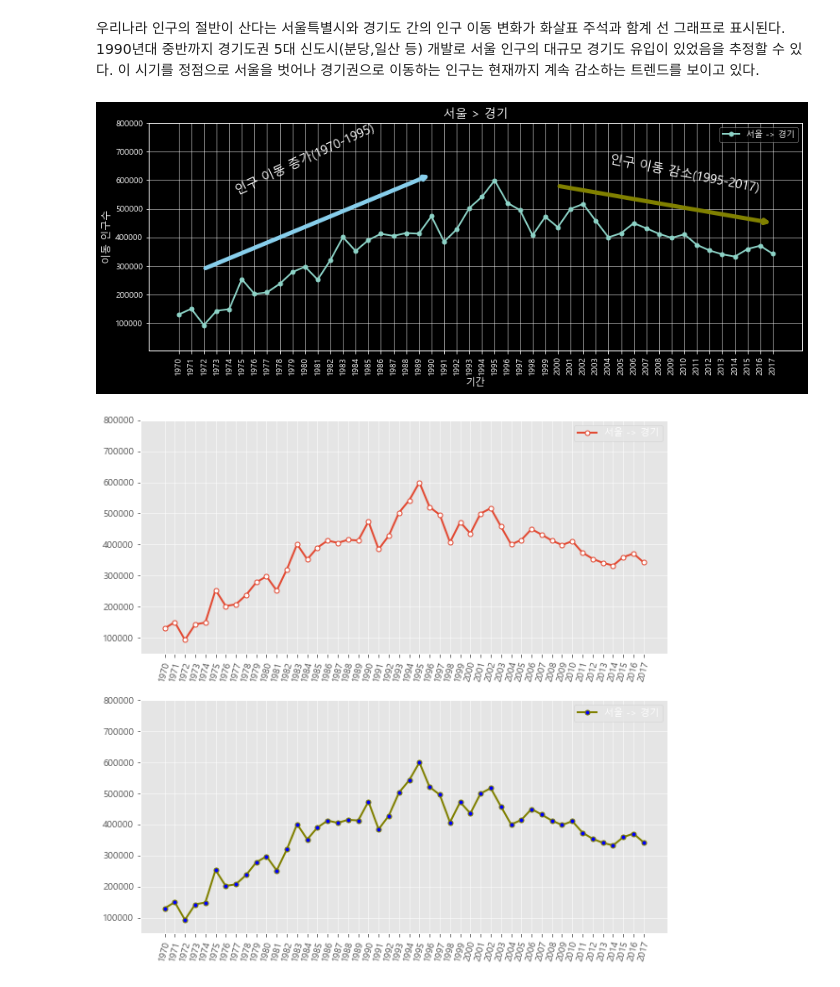
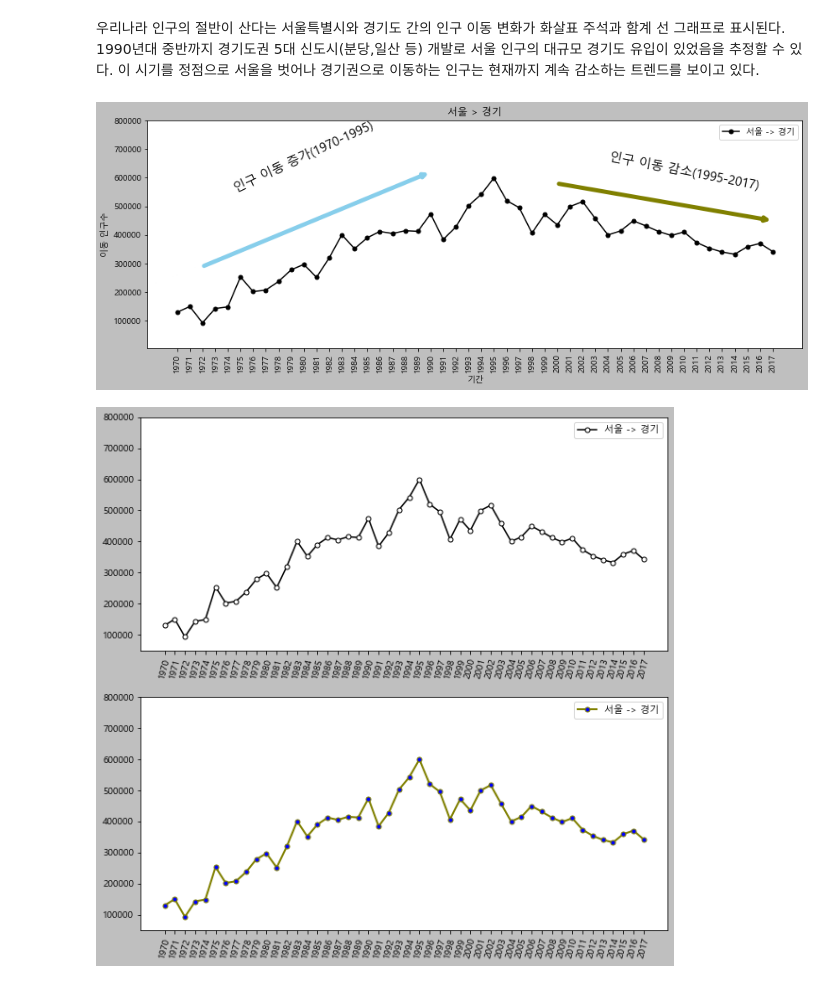
Before and after one commit to hdonghun/Python_analysis-visualization, a Jupyter notebook: 파이썬 머신러닝 판다스 데이터 분석 Part 4 - 시각화.ipynb, the cells around one changed output. Drawn from its saved outputs; the diff is of its cells as text; code cells hidden in the pictures.

```diff
--- a/파이썬 머신러닝 판다스 데이터 분석 Part 4 - 시각화.ipynb
+++ b/파이썬 머신러닝 판다스 데이터 분석 Part 4 - 시각화.ipynb
@@ -220,7 +220,7 @@ plt.show() # 변경사항 저장하고 그래프 출력
 # %%
 sr_one = df_seoul.loc['경기도']
 # 스타일 서식 지정
-plt.style.use('dark_background')
+plt.style.use('grayscale')
 # 스타일의 종류!!!! : 'ggplot','classic', 'bmh', 'dark_background', 'fast', 'grayscale', 'seaborn' 등
 
 
@@ -255,34 +255,34 @@ plt.annotate('',
             )
 
 plt.annotate('',
             xy=(47, 450000),    # 화살표의 머리 부분(끝점)
             xytext=(30,580000), # 화살표의 꼬리 부분(시작점)
             xycoords='data',    # 좌표체계
             arrowprops=dict(arrowstyle='->', color='olive', lw=5),  # 화살표 서식
             )
 
 # 주석 표시 - 텍스트
 plt.annotate('인구 이동 증가(1970-1995)',  # 텍스트 입력
             xy=(10, 550000),               # 텍스트 위치 기준점
             rotation=25,                   # 텍스트 회전 각도
             va='baseline',                 # 텍스트 상하 정렬
             ha='center',                   # 텍스트 좌우 정렬
             fontsize=15,                   # 텍스트 크기
             )
 
 plt.annotate('인구 이동 감소(1995-2017)',  # 텍스트 입력
             xy=(40, 560000),               # 텍스트 위치 기준점
             rotation=-11,                   # 텍스트 회전 각도
             va='baseline',                 # 텍스트 상하 정렬
             ha='center',                   # 텍스트 좌우 정렬
             fontsize=15,                   # 텍스트 크기
             )
 
 #------------------------------------------------------------------------------------------------------#
 
 plt.show() # 변경사항 저장하고 그래프 출력
 # %% [output]
-[figure, old version]
+[figure, new version]
 # %%
 # 그래프 객체 생성(figure에 2개의 서브 플롯 생성)
 fig = plt.figure(figsize=(10,10))
@@ -305,4 +305,4 @@ ax1.set_xticklabels(sr_one.index, rotation=75)
 ax2.set_xticklabels(sr_one.index, rotation=75)
 plt.show() # 변경사항 저장하고 그래프 출력
 # %% [output]
-[figure, old version]
+[figure, new version]
```
Also changed, not shown: parts of 48 cells of this notebook.
